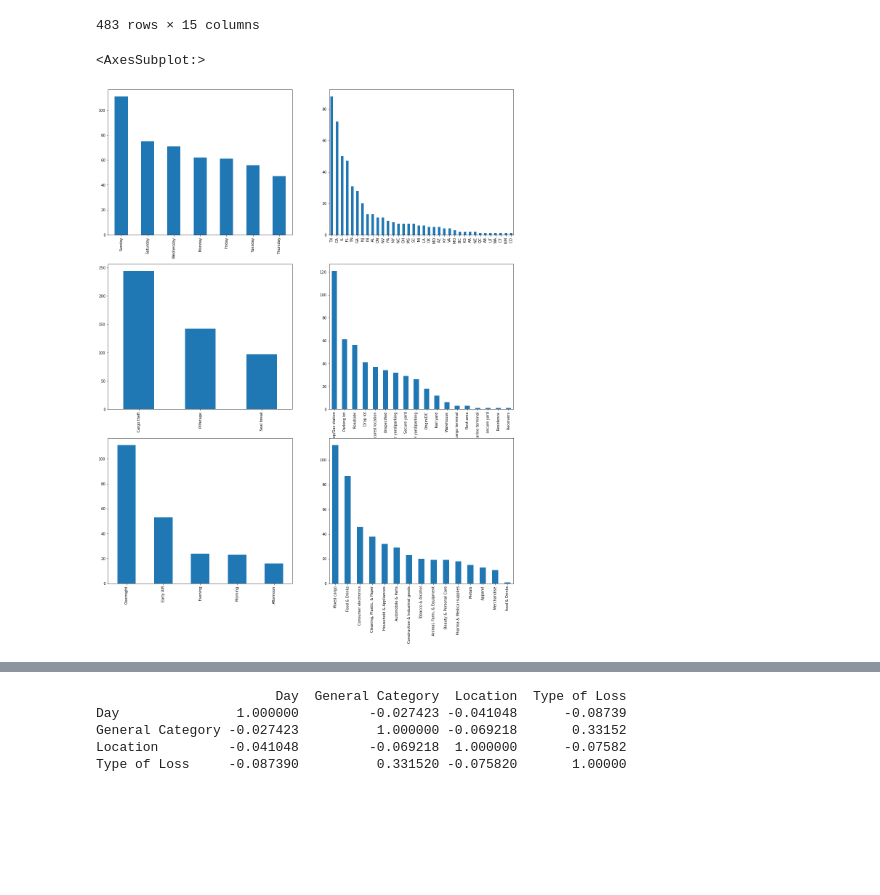
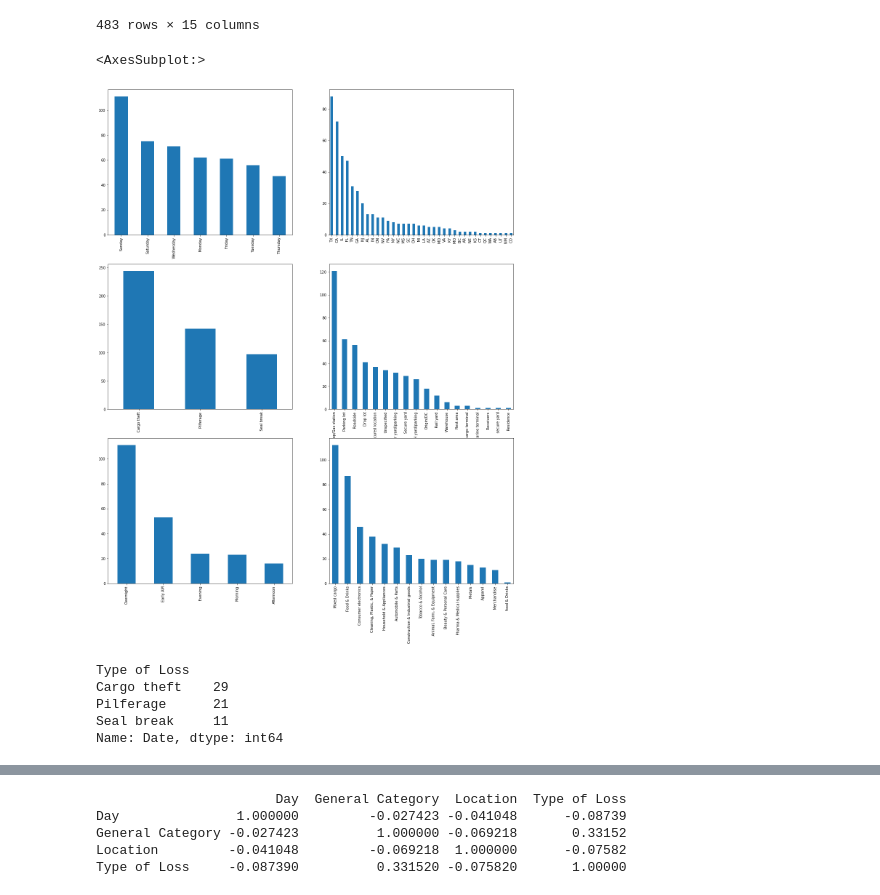
Before and after one commit to bettyphh/North-America-Theft-Intel, a Jupyter notebook: notebooks/Theft Data Correlation.ipynb, the cells around one changed output, grey strips where cells are left out. Saved outputs shown, nothing was run; the diff lists cells and outputs as text; code cells hidden in the pictures; blank space fills up the shorter version.

```diff
--- a/notebooks/Theft Data Correlation.ipynb
+++ b/notebooks/Theft Data Correlation.ipynb
@@ -25,14 +28,13 @@ df_og
 # %%
 # data overview
-
 fig, [[ax1, ax2],[ax3, ax4], [ax5, ax6]] = plt.subplots(3,2,figsize=(20,25))
 
-pd.value_counts(df_og['Day']).plot(kind='bar', ax=ax1)
-pd.value_counts(df_og['State']).plot(kind='bar', ax=ax2)
-pd.value_counts(df_og['Type of Loss']).plot(kind='bar', ax=ax3)
-pd.value_counts(df_og['Location']).plot(kind='bar', ax=ax4)
-pd.value_counts(df_og['Time']).plot(kind='bar', ax=ax5)
-pd.value_counts(df_og['General Category']).plot(kind='bar', ax=ax6)
+pd.value_counts(df['Day']).plot(kind='bar', ax=ax1)
+pd.value_counts(df['State']).plot(kind='bar', ax=ax2)
+pd.value_counts(df['Type of Loss']).plot(kind='bar', ax=ax3)
+pd.value_counts(df['Location']).plot(kind='bar', ax=ax4)
+pd.value_counts(df['Time']).plot(kind='bar', ax=ax5)
+pd.value_counts(df['General Category']).plot(kind='bar', ax=ax6)
 # %% [output]
 <AxesSubplot:>
-[figure, old version]
+[figure, new version]
@@ -40,0 +41,9 @@ df = df_og.copy()
+# %%
+# group by day
+df[df['Day'] == 'Friday'].groupby('Type of Loss')['Date'].count()
+# %% [output]
+Type of Loss
+Cargo theft    29
+Pilferage      21
+Seal break     11
+Name: Date, dtype: int64
```
Also changed, not shown: parts of 3 cells of this notebook.
